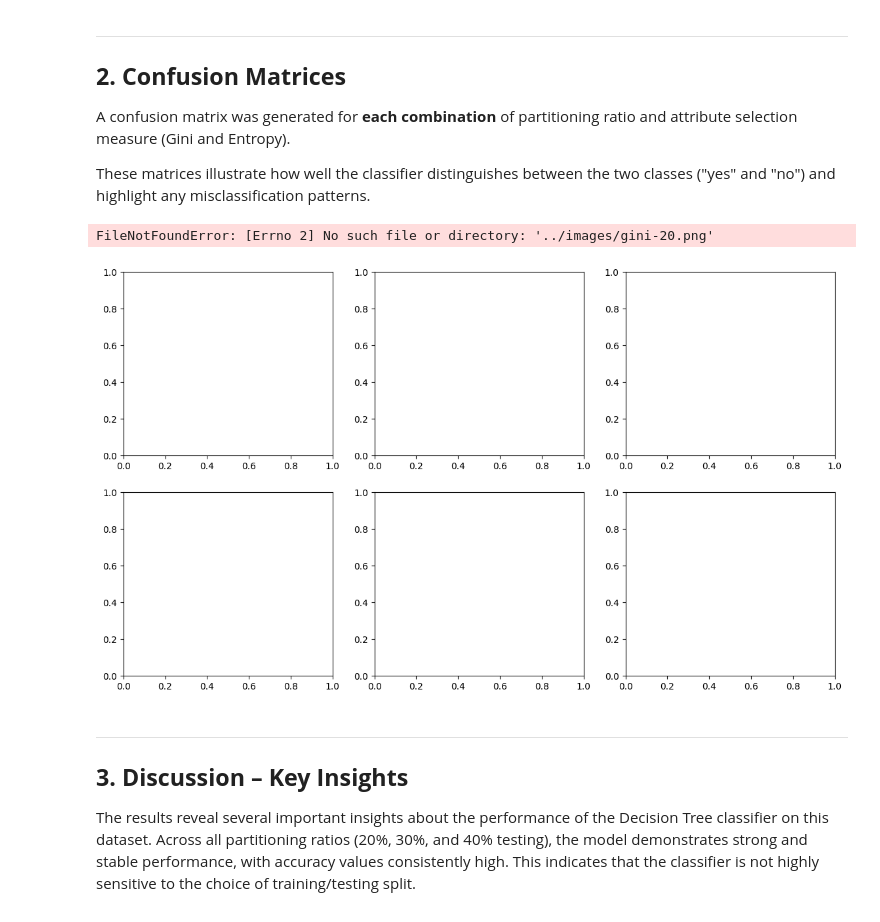
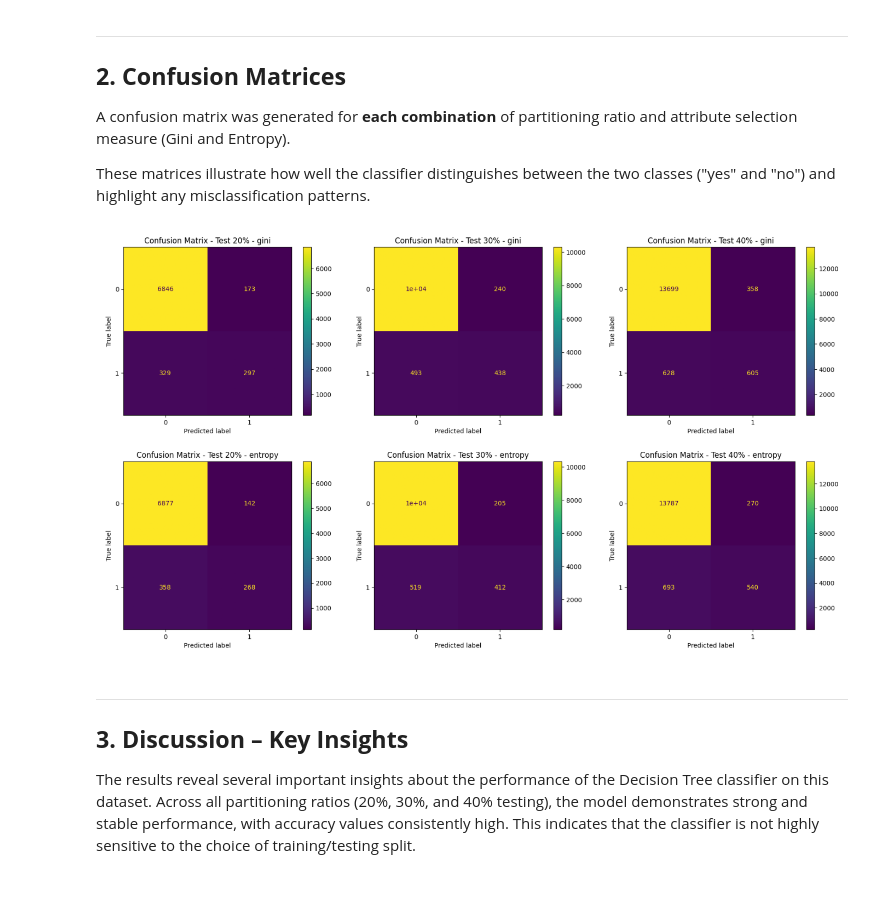
Before and after one commit to Renad110/IT326, a Jupyter notebook: Reports/Phase3.ipynb, the cells around one changed output. Cells and saved outputs as stored; diff of their text form; code cells hidden in the pictures; blank space fills up the shorter version.

```diff
--- a/Reports/Phase3.ipynb
+++ b/Reports/Phase3.ipynb
@@ -470,29 +470,28 @@ These matrices illustrate how well the classifier distinguishes between the two
 # %%
 import matplotlib.pyplot as plt
 import matplotlib.image as mpimg
 
 
 paths = [
-    "/images/gini-20.png",
-    "/images/gini-30.png",
-    "/images/gini-40.png",
-    "/images/entropy-20.png",
-    "/images/entropy-30.png",
-    "/images/entropy-40.png",
+    "gini-20.png",
+    "gini-30.png",
+    "gini-40.png",
+    "entropy-20.png",
+    "entropy-30.png",
+    "entropy-40.png",
 ]
 
 fig, axes = plt.subplots(2, 3, figsize=(14, 8))
 
 for ax, path in zip(axes.flat, paths):
     img = mpimg.imread(path)
     ax.imshow(img)
     ax.axis("off")
 
 plt.tight_layout()
 plt.show()
 # %% [output]
-FileNotFoundError: [Errno 2] No such file or directory: '../images/gini-20.png'
-[figure, old version]
+[figure, new version]
 # %% [markdown]
 ---
 
```
